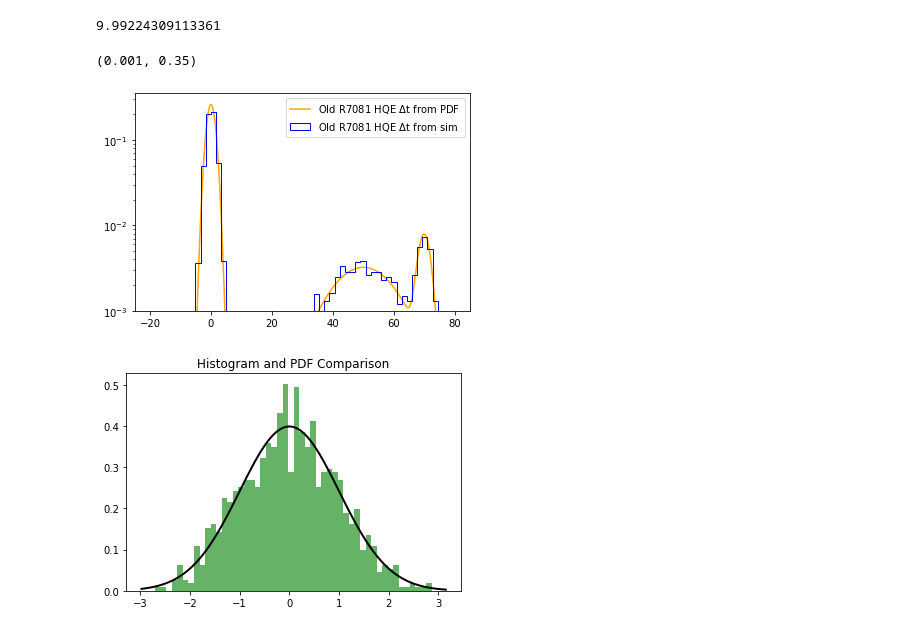
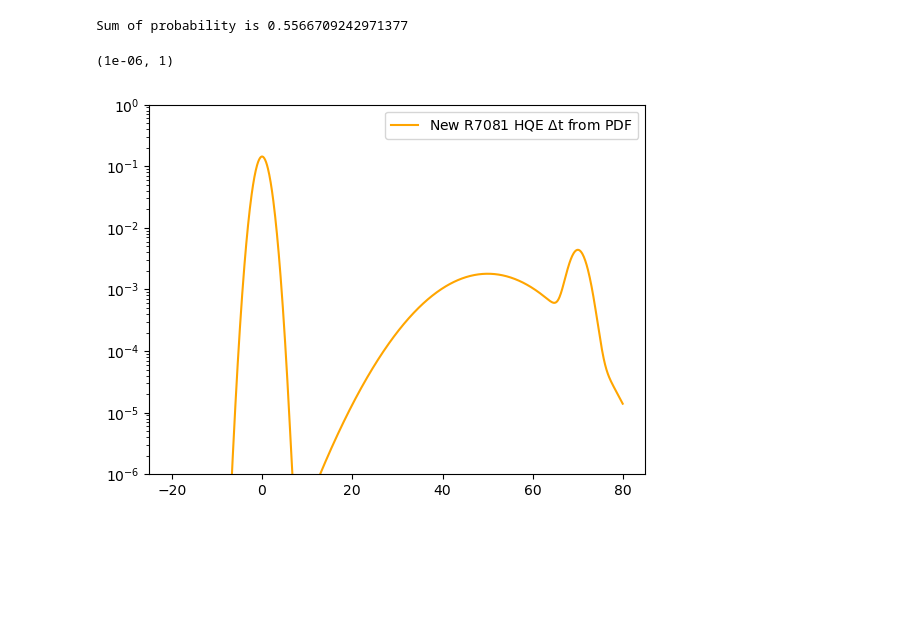
Before and after one commit to hbjamin/eos_pmt_timing, a Jupyter notebook: validation/validation.ipynb, the cells around one changed output. Drawn from its saved outputs; the diff is of its cells as text; code cells hidden in the pictures; blank space fills up the shorter version.

```diff
--- a/validation/validation.ipynb
+++ b/validation/validation.ipynb
@@ -81,16 +80 @@ fe time 774137 [5.55, 6.93, 7.81, 10.4, 8.98, 8.7, 14.6, ..., 10.7, 11, 9.15, 12
-# %%
-r14688_deltat_new=[]
-for i in range(len(r14688_hit_time_new)):
-    r14688_deltat_new.append(r14688_fe_time_new[i]-r14688_hit_time_new[i])
-
-
-r11780_deltat_new=[]
-for i in range(len(r11780_hit_time_new)):
-    r11780_deltat_new.append(r11780_fe_time_new[i]-r11780_hit_time_new[i])
-
-
-
-r7081_deltat_new=[]
-for i in range(len(r7081_hit_time_new)):
-    r7081_deltat_new.append(r7081_fe_time_new[i]-r7081_hit_time_new[i])
 # %%
@@ -234,13 +142 @@ FileNotFoundError: file not found
-# %%
-
-
-r11780_deltat_old=[]
-for i in range(len(r11780_hit_time_old)):
-    r11780_deltat_old.append(r11780_fe_time_old[i]-r11780_hit_time_old[i])
-
-
-
-r7081_deltat_old=[]
-for i in range(len(r7081_hit_time_old)):
-    r7081_deltat_old.append(r7081_fe_time_old[i]-r7081_hit_time_old[i])
 # %%
@@ -270,39 +168,14 @@ prob_r7081_old=[ 4.93629671886e-15 , 5.32612775326e-15 , 5.74612024813e-15 , 6.1
 
-for i in range(len(prob_r7081_old)):
-    prob_r7081_old[i]=prob_r7081_old[i]*1.795
-
 sum=0
 for i in prob_r7081_old:
-    sum+=i
-print(sum)
+    sum+=i*0.1 #multiply by bin width
+print('Sum of probability is',sum)
 
-plt.plot(time_r7081_old,prob_r7081_old,label='Old R7081 HQE $\Delta$t from PDF',color='orange')
-plt.hist(r7081_deltat_old,bins=50,density=True,histtype='step',color='blue',label='Old R7081 HQE $\Delta$t from sim');
+plt.plot(time_r7081_old,prob_r7081_old,label='New R7081 HQE $\Delta$t from PDF',color='orange')
 plt.yscale('log')
 plt.legend()
-plt.ylim(1e-3,3.5e-1)
+plt.ylim(1e-6,1)
 # %% [output]
-9.99224309113361
+Sum of probability is 0.5566709242971377
-(0.001, 0.35)
+(1e-06, 1)
-[figure, old version]
+[figure, new version]
-# %%
-import numpy as np
-import matplotlib.pyplot as plt
-
-# Simulate events from a normal distribution
-mu, sigma = 0, 1  # mean and standard deviation
-events = np.random.normal(mu, sigma, 1000)
-
-# Plot the histogram of the events
-plt.hist(events, bins=50, density=True, alpha=0.6, color='g')
-
-# Plot the actual distribution for comparison
-xmin, xmax = plt.xlim()
-x = np.linspace(xmin, xmax, 100)
-p = np.exp(-0.5*((x - mu)/sigma)**2) / (sigma * np.sqrt(2 * np.pi))
-plt.plot(x, p, 'k', linewidth=2)
-
-plt.title("Histogram and PDF Comparison")
-plt.show()
-# %% [output]
-[figure, removed]
```
Also changed, not shown: parts of 6 cells of this notebook, 3 other files.
